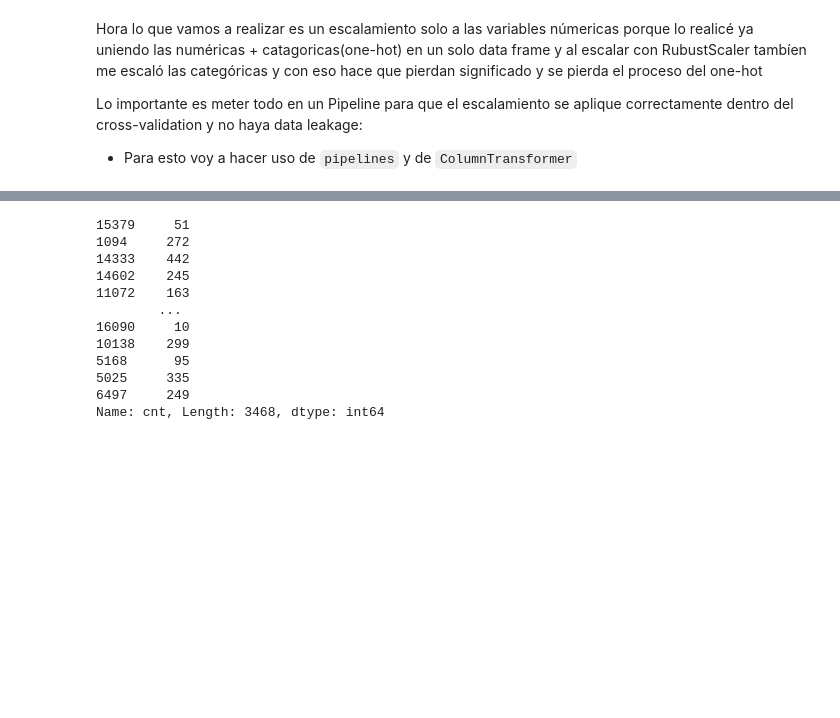
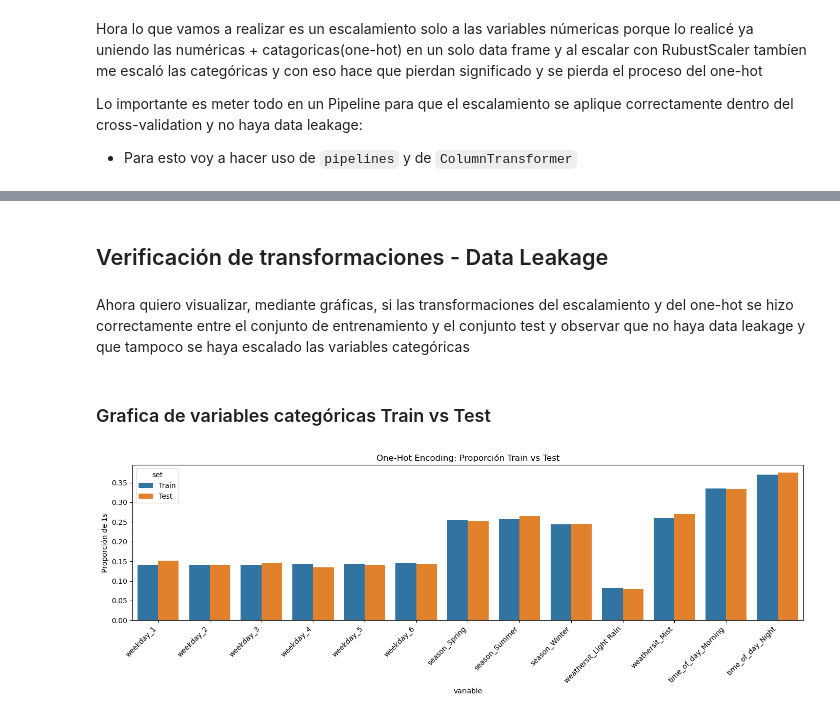
Before and after one commit to JhonZacipa/ML-Project-bicycle-usage-demand-estimation, a Jupyter notebook: ProyectoEtapa1Notebook.ipynb, the cells around one changed output, grey strips where cells are left out. Drawn from its saved outputs; the diff is of its cells as text; code cells hidden in the pictures; blank space fills up the shorter version.

Commit message:
feat: Clean and Prepared final DataSet

```diff
--- a/ProyectoEtapa1Notebook.ipynb
+++ b/ProyectoEtapa1Notebook.ipynb
@@ -509,15 +487,27 @@ train, test = train_test_split(data_trans, test_size=0.2, random_state=77)
-# %%
-y_test
-# %% [output]
-15379     51
-1094     272
-14333    442
-14602    245
-11072    163
-        ...
-16090     10
-10138    299
-5168      95
-5025     335
-6497     249
-Name: cnt, Length: 3468, dtype: int64
+# %% [markdown]
+## Verificación de transformaciones - Data Leakage
+# %% [markdown]
+Ahora quiero visualizar, mediante gráficas, si las transformaciones del escalamiento y del one-hot se hizo correctamente entre el conjunto de entrenamiento y el conjunto test y observar que no haya data leakage y que tampoco se haya escalado las variables categóricas
+# %% [markdown]
+### Grafica de variables categóricas Train vs Test
+# %%
+# Calcular proporción de 1s en cada columna one-hot
+train_props = categoricas_train.mean().reset_index()
+train_props.columns = ['variable', 'proporcion']
+train_props['set'] = 'Train'
+
+test_props = categoricas_test.mean().reset_index()
+test_props.columns = ['variable', 'proporcion']
+test_props['set'] = 'Test'
+
+props = pd.concat([train_props, test_props])
+
+plt.figure(figsize=(14, 5))
+sea.barplot(data=props, x='variable', y='proporcion', hue='set')
+plt.xticks(rotation=45, ha='right')
+plt.ylabel('Proporción de 1s')
+plt.title('One-Hot Encoding: Proporción Train vs Test')
+plt.tight_layout()
+plt.show()
+# %% [output]
+[figure, added]
```
Also changed, not shown: parts of 18 cells of this notebook.
